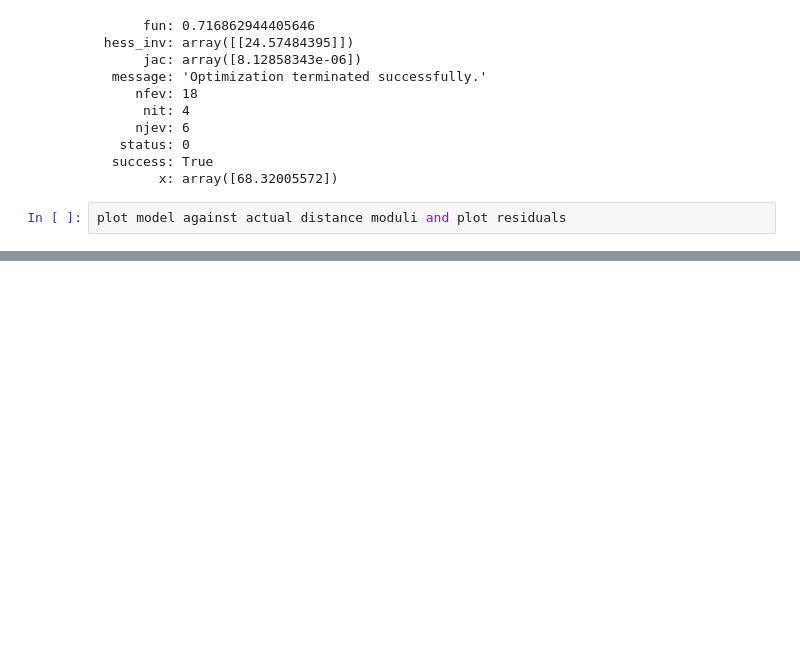
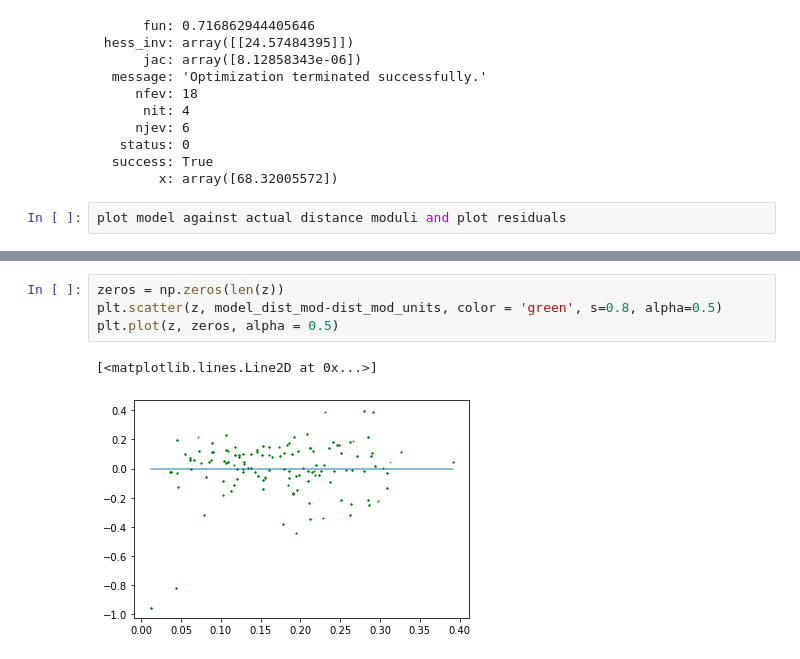
Before and after one commit to mwvgroup/SN-Spectral-Evolution, a Jupyter notebook: notebooks/hubble_resid.ipynb, the cells around one changed output, grey strips where cells are left out. Saved outputs shown, nothing was run; the diff lists cells and outputs as text; blank space fills up the shorter version.

```diff
--- a/notebooks/hubble_resid.ipynb
+++ b/notebooks/hubble_resid.ipynb
@@ -69,0 +152,7 @@ plot model against actual distance moduli and plot residuals
+# %%
+zeros = np.zeros(len(z))
+plt.scatter(z, model_dist_mod-dist_mod_units, color = 'green', s=0.8, alpha=0.5)
+plt.plot(z, zeros, alpha = 0.5)
+# %% [output]
+[<matplotlib.lines.Line2D at 0x...>]
+[figure, added]
```
Also changed, not shown: parts of 8 cells of this notebook.
